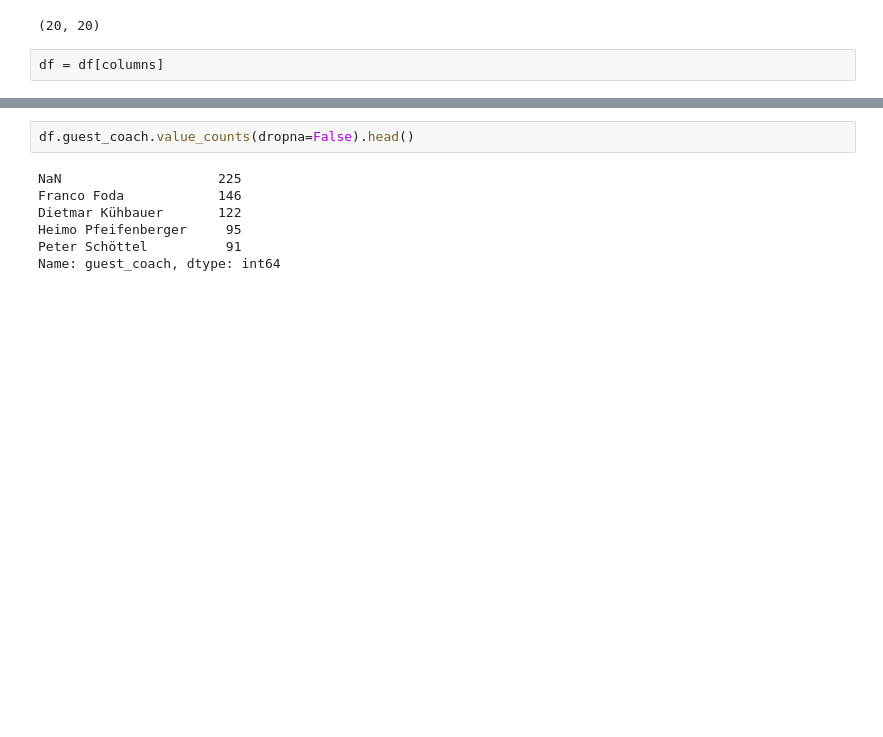
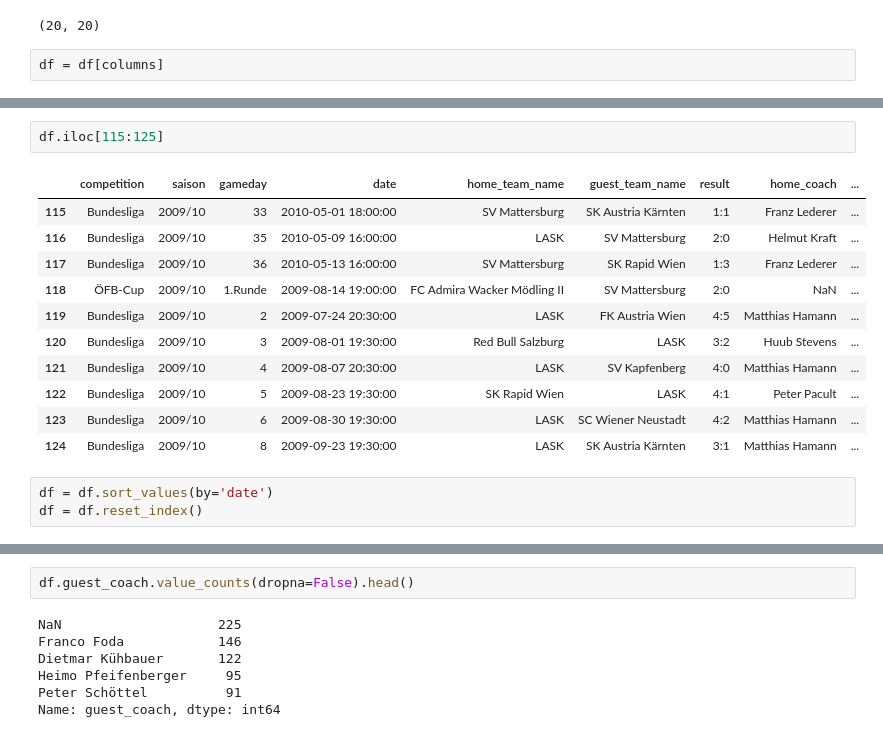
Before and after one commit to thomashon/football-prediction, a Jupyter notebook: scraper/preprocessing.ipynb, the cells around one changed output, grey strips where cells are left out. Saved outputs shown, nothing was run; the diff lists cells and outputs as text; blank space fills up the shorter version.

```diff
--- a/scraper/preprocessing.ipynb
+++ b/scraper/preprocessing.ipynb
@@ -54,3 +67,20 @@ df = df[columns]
+# %%
+df.iloc[115:125]
+# %% [output]
+|  | competition | saison | gameday | date | home_team_name | guest_team_name | result | home_coach | ... |
+| 115 | Bundesliga | 2009/10 | 33 | 2010-05-01 18:00:00 | SV Mattersburg | SK Austria Kärnten | 1:1 | Franz Lederer | ... |
+| 116 | Bundesliga | 2009/10 | 35 | 2010-05-09 16:00:00 | LASK | SV Mattersburg | 2:0 | Helmut Kraft | ... |
+| 117 | Bundesliga | 2009/10 | 36 | 2010-05-13 16:00:00 | SV Mattersburg | SK Rapid Wien | 1:3 | Franz Lederer | ... |
+| 118 | ÖFB-Cup | 2009/10 | 1.Runde | 2009-08-14 19:00:00 | FC Admira Wacker Mödling II | SV Mattersburg | 2:0 | NaN | ... |
+| 119 | Bundesliga | 2009/10 | 2 | 2009-07-24 20:30:00 | LASK | FK Austria Wien | 4:5 | Matthias Hamann | ... |
+| 120 | Bundesliga | 2009/10 | 3 | 2009-08-01 19:30:00 | Red Bull Salzburg | LASK | 3:2 | Huub Stevens | ... |
+| 121 | Bundesliga | 2009/10 | 4 | 2009-08-07 20:30:00 | LASK | SV Kapfenberg | 4:0 | Matthias Hamann | ... |
+| 122 | Bundesliga | 2009/10 | 5 | 2009-08-23 19:30:00 | SK Rapid Wien | LASK | 4:1 | Peter Pacult | ... |
+| 123 | Bundesliga | 2009/10 | 6 | 2009-08-30 19:30:00 | LASK | SC Wiener Neustadt | 4:2 | Matthias Hamann | ... |
+| 124 | Bundesliga | 2009/10 | 8 | 2009-09-23 19:30:00 | LASK | SK Austria Kärnten | 3:1 | Matthias Hamann | ... |
+# %%
+df = df.sort_values(by='date')
+df = df.reset_index()
 # %%
 df.head()
 # %% [output]
```
Also changed, not shown: parts of 17 cells of this notebook, 6 other files.
